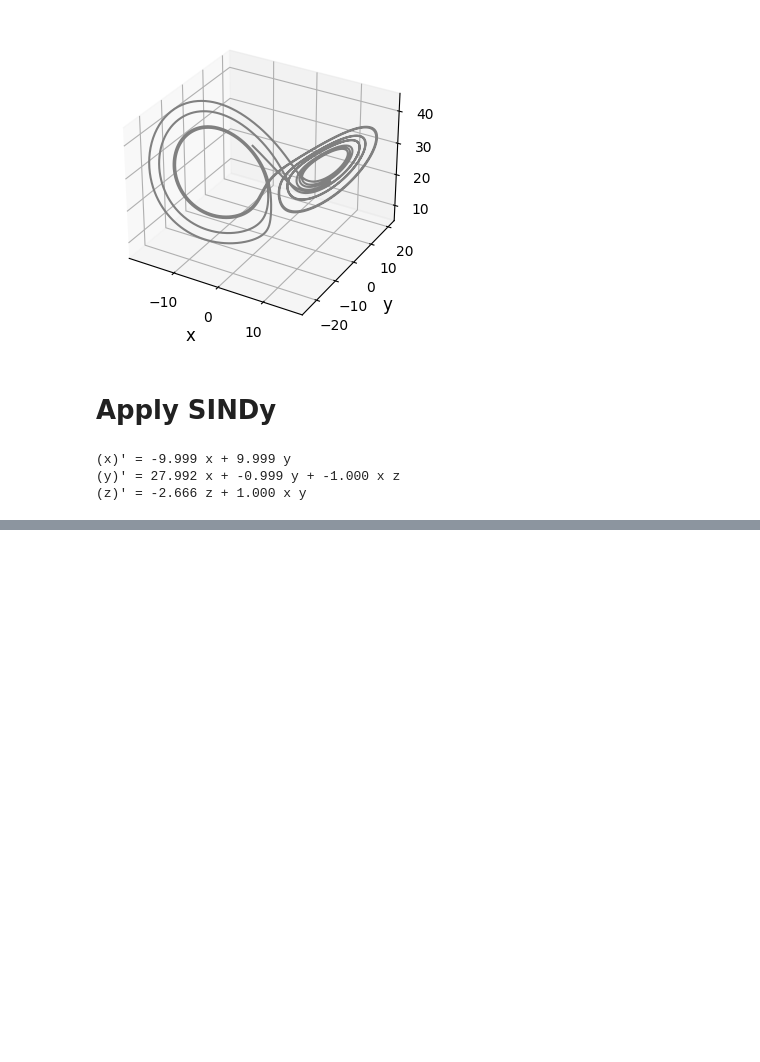
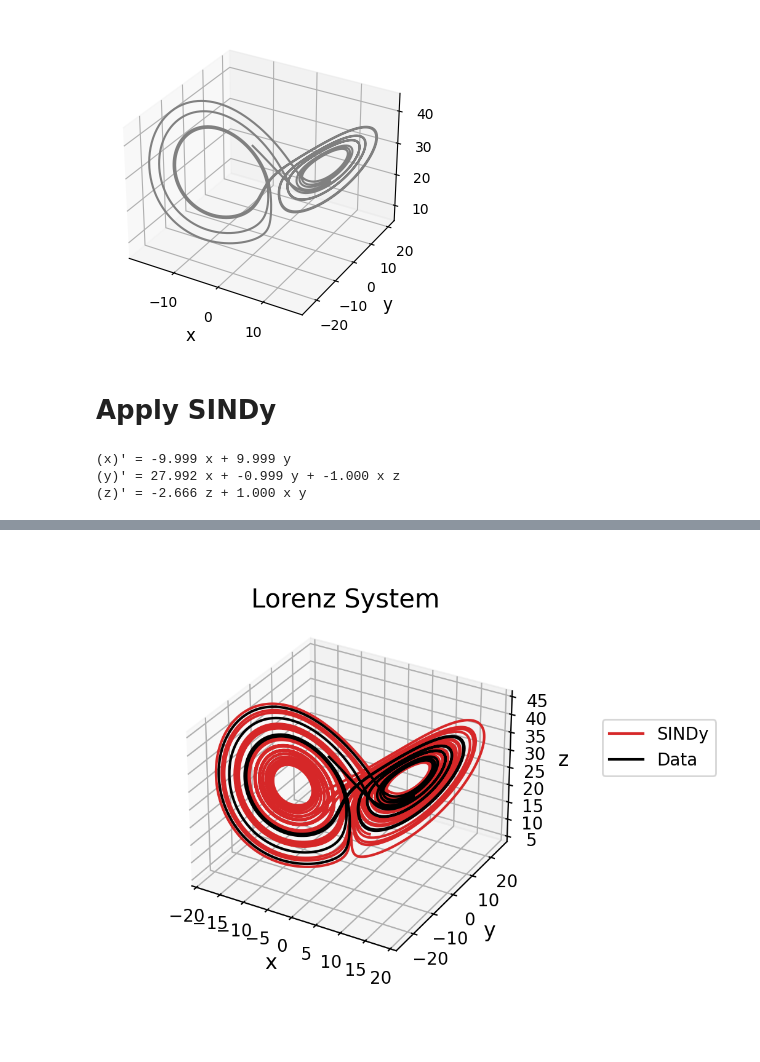
Before and after one commit to sichinaga/amath575_project, a Jupyter notebook: lorenz.ipynb, the cells around one changed output, grey strips where cells are left out. Cells and saved outputs as stored; diff of their text form; code cells hidden in the pictures; blank space fills up the shorter version.

Commit message:
Updated Lorenz file

```diff
--- a/lorenz.ipynb
+++ b/lorenz.ipynb
@@ -117,0 +119,16 @@ plt.show()
+# %%
+# Reconstruction figure.
+ax = plt.figure(figsize=(12, 5), dpi=200).add_subplot(projection="3d")
+ax.plot(X_recon[0, len(t):],
+        X_recon[1, len(t):],
+        X_recon[2, len(t):], c="tab:red", label="SINDy")
+ax.plot(X[0], X[1], X[2], c="k", label="Data")
+ax.set_title("Lorenz System", fontsize=15, y=0.95)
+ax.set_xlabel("x", fontsize=12)
+ax.set_ylabel("y", fontsize=12)
+ax.set_zlabel("z", fontsize=12)
+plt.legend(loc="center right", bbox_to_anchor=(1.3, 0.6))
+ax.dist = 13
+plt.show()
+# %% [output]
+[figure, added]
```
Also changed, not shown: parts of 2 cells of this notebook.
